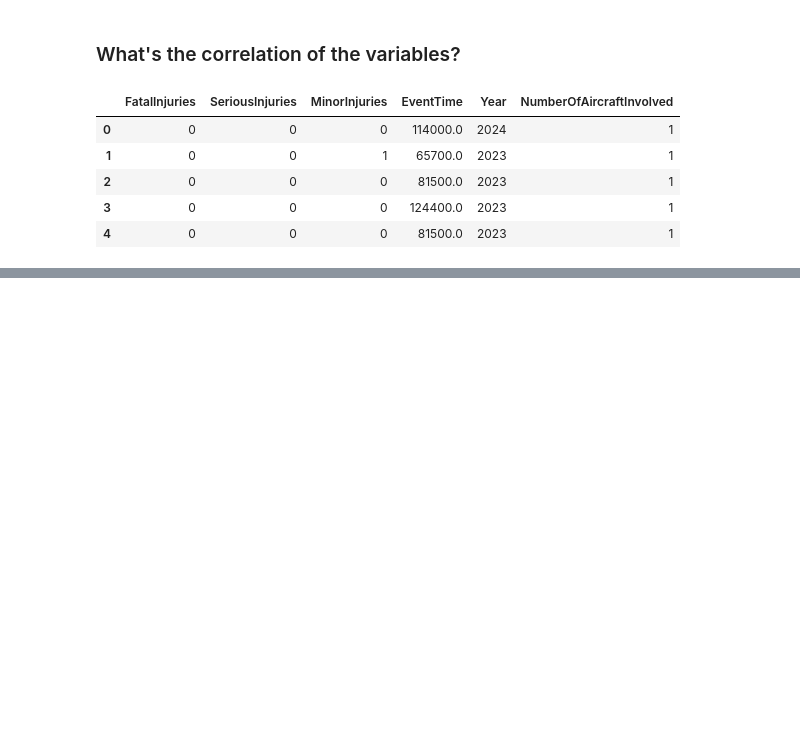
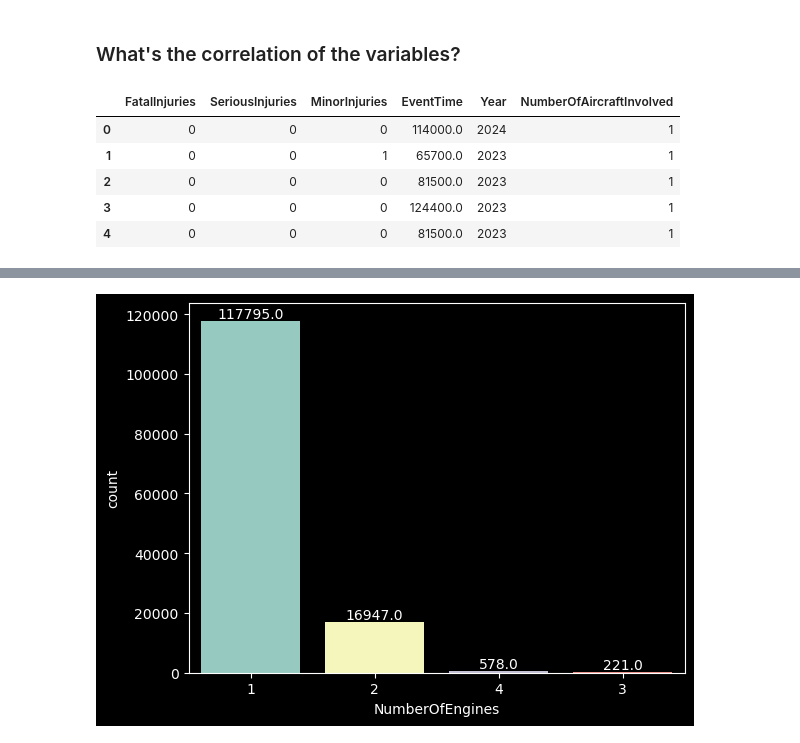
Before and after one commit to deniselouzada/air-accident-reports, a Jupyter notebook: ntsb-accidents2.ipynb, the cells around one changed output, grey strips where cells are left out. Saved outputs shown, nothing was run; the diff lists cells and outputs as text; code cells hidden in the pictures; blank space fills up the shorter version.

```diff
--- a/ntsb-accidents2.ipynb
+++ b/ntsb-accidents2.ipynb
@@ -876,0 +922,3 @@ KeyboardInterrupt:
+# %%
+engines = df.loc[df.NumberOfAircraftInvolved == 1, 'NumberOfEngines'].value_counts().reset_index()
+engines
@@ -876,0 +932,2 @@ KeyboardInterrupt:
+# %%
+engines.drop(index=4, inplace=True)
@@ -876,0 +942,6 @@ KeyboardInterrupt:
+# %%
+ax = sns.barplot(engines, x=engines.NumberOfEngines, y=engines['count'])
+for p in ax.patches:
+    ax.annotate(p.get_height(), (p.get_x() + p.get_width() / 2, p.get_height()), ha = 'center', va = 'bottom')
+# %% [output]
+[figure, added]
```
Also changed, not shown: parts of 12 cells of this notebook.
